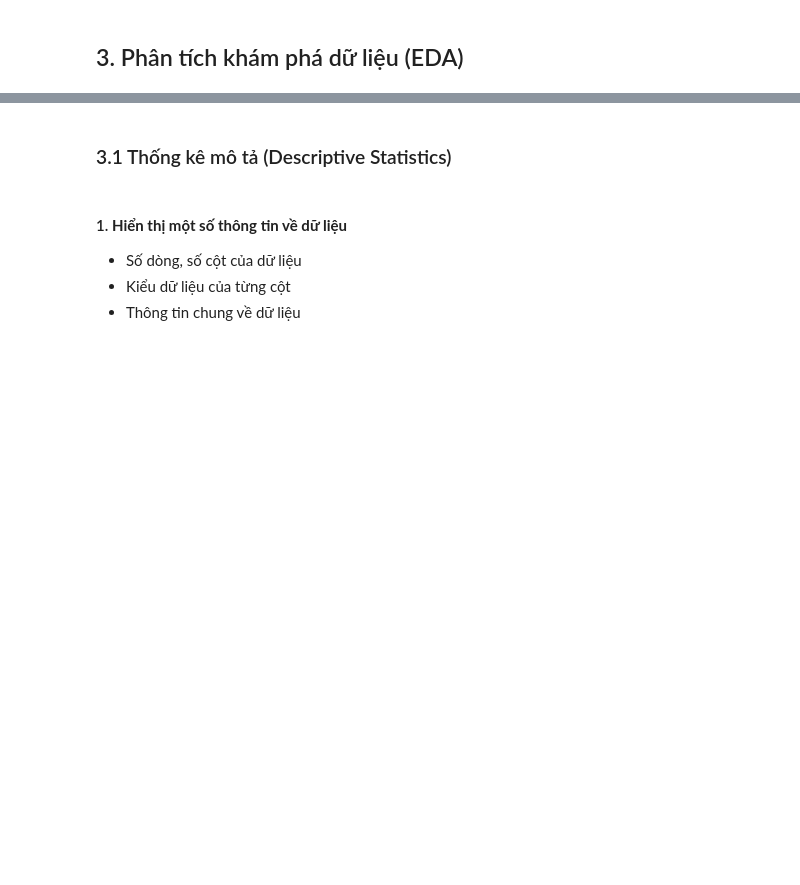
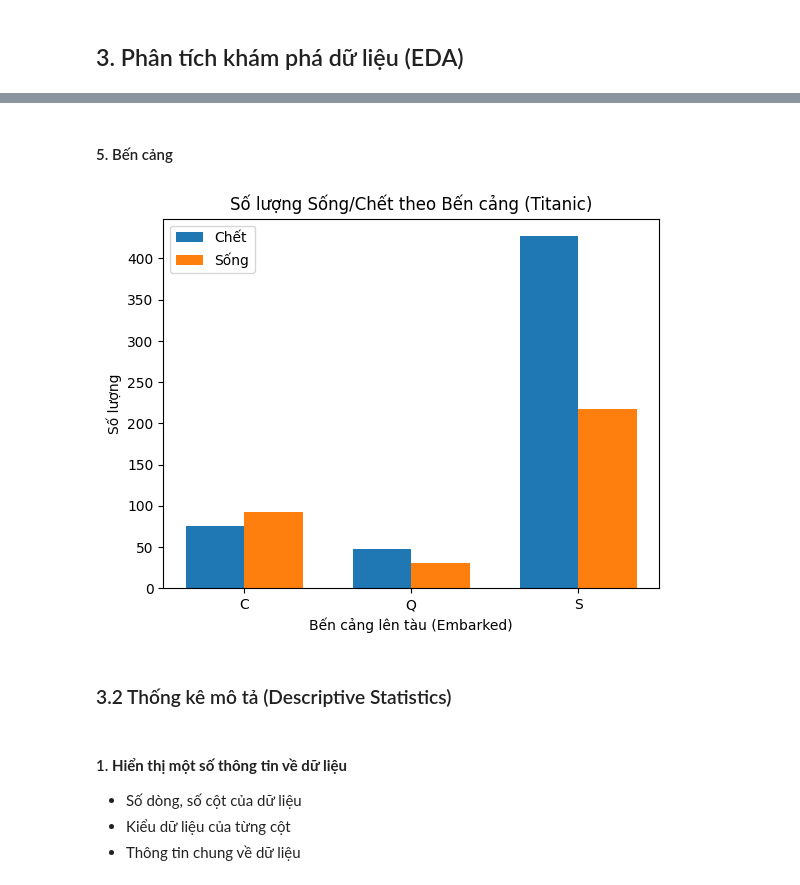
Before and after one commit to Deku6305/sgu2025-2026_ML_basic_nhom3changlinhngulam, a Jupyter notebook: challenge/titanic/titanic.ipynb, the cells around one changed output, grey strips where cells are left out. Cells and saved outputs as stored; diff of their text form; code cells hidden in the pictures; blank space fills up the shorter version.

```diff
--- a/challenge/titanic/titanic.ipynb
+++ b/challenge/titanic/titanic.ipynb
@@ -49,5 +128,27 @@ test = pd.read_csv("data/test.csv")
+# %% [markdown]
+#### 5. Bến cảng
+# %%
+# Thống kê số người sống/chết theo bến cảng (Embarked)
+thongke = pd.crosstab(df['Embarked'], df['Survived'])
+thongke = thongke.rename(columns={0:'Chet', 1:'Song'})
+
+# Vẽ biểu đồ
+x = range(len(thongke))
+width = 0.35
+
+plt.bar([i - width/2 for i in x], thongke['Chet'], width=width, label='Chết')
+plt.bar([i + width/2 for i in x], thongke['Song'], width=width, label='Sống')
+
+plt.xticks(x, thongke.index)
+plt.xlabel('Bến cảng lên tàu (Embarked)')
+plt.ylabel('Số lượng')
+plt.title('Số lượng Sống/Chết theo Bến cảng (Titanic)')
+plt.legend()
+plt.show()
+# %% [output]
+[figure, added]
 # %% [markdown]
-### 3.1 Thống kê mô tả (Descriptive Statistics)
+### 3.2 Thống kê mô tả (Descriptive Statistics)
 # %% [markdown]
 #### 1. **Hiển thị một số thông tin về dữ liệu**
 + Số dòng, số cột của dữ liệu
```
Also changed, not shown: parts of 15 cells of this notebook.
